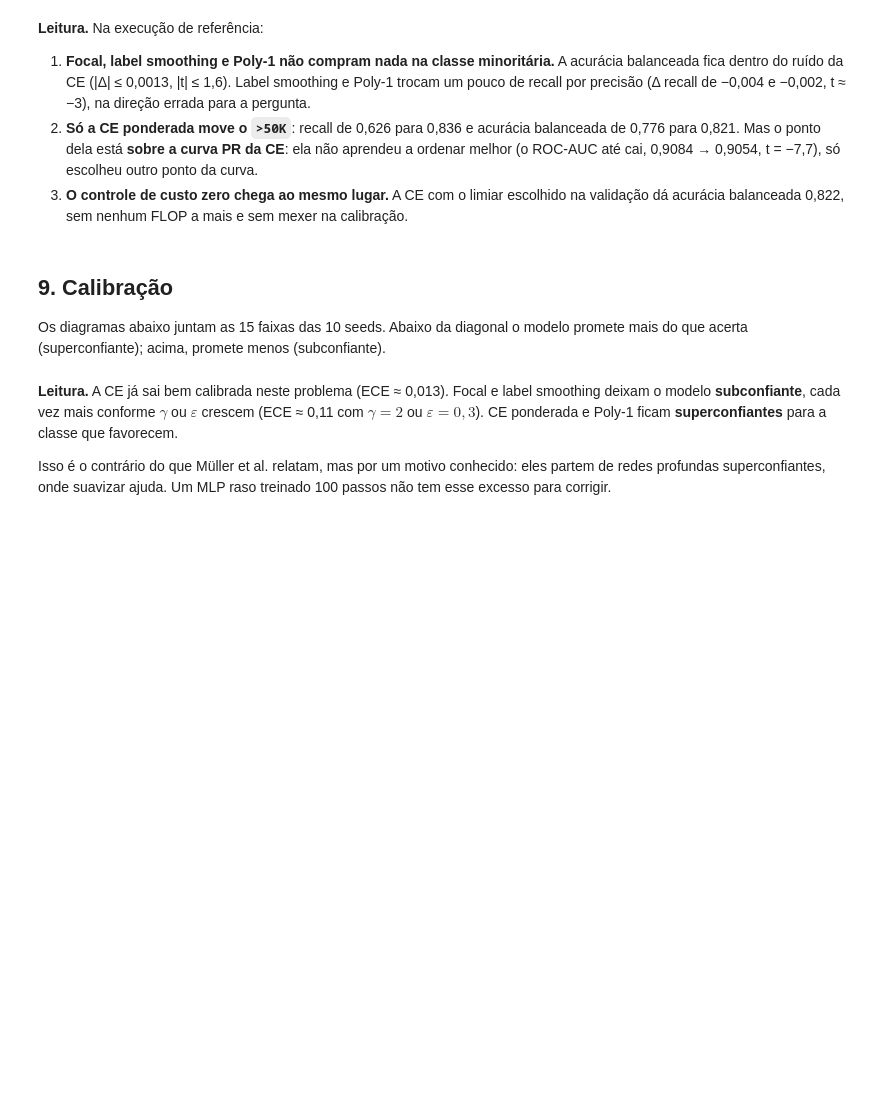
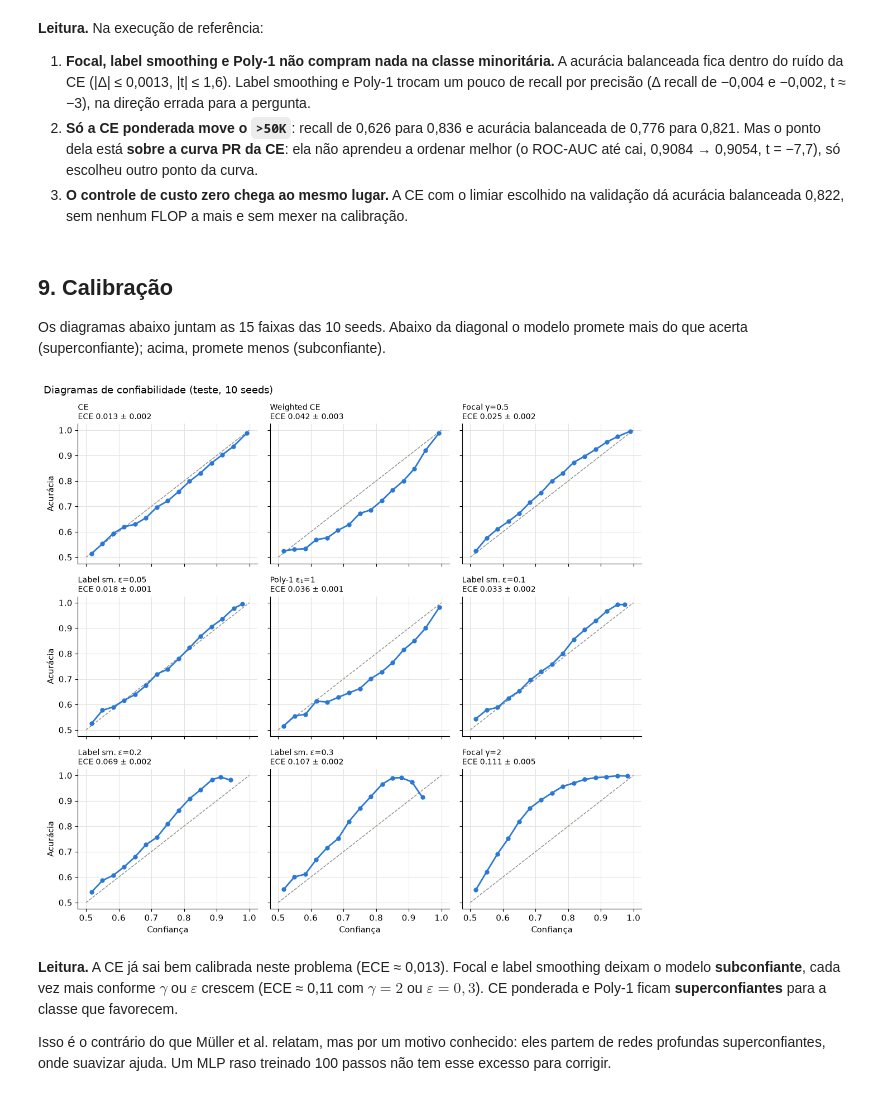
Before and after one commit to PedroViniciusMelo/BERT-cpu, a Jupyter notebook: experiments/loss_imbalance/q08_loss_imbalance.ipynb, the cells around one changed output. Cells and saved outputs as stored; diff of their text form; code cells hidden in the pictures; blank space fills up the shorter version.

```diff
--- a/experiments/loss_imbalance/q08_loss_imbalance.ipynb
+++ b/experiments/loss_imbalance/q08_loss_imbalance.ipynb
@@ -990,28 +1101,34 @@ plt.show()
 Os diagramas abaixo juntam as 15 faixas das 10 seeds. Abaixo da diagonal o modelo promete
 mais do que acerta (superconfiante); acima, promete menos (subconfiante).
 # %%
-arms = MAIN + [n for n in EXTRA if n.startswith(("Label", "Focal"))]
-fig, axes = plt.subplots(int(np.ceil(len(arms) / 3)), 3, figsize=(11, 3.4 * np.ceil(len(arms) / 3)),
-                         sharex=True, sharey=True)
-for ax, n in zip(axes.flat, arms):
-    rs = [r for r in runs if r["name"] == n]
-    nb = np.array([r["reliability"]["n"] for r in rs], dtype=float)
-    conf = np.nan_to_num(np.array([r["reliability"]["conf"] for r in rs], dtype=float))
-    acc = np.nan_to_num(np.array([r["reliability"]["acc"] for r in rs], dtype=float))
-    tot = nb.sum(0); ok = tot > 50
+arms = MAIN + [name for name in EXTRA if name.startswith(("Label", "Focal"))]
+n_rows = int(np.ceil(len(arms) / 3))
+fig, axes = plt.subplots(n_rows, 3, figsize=(11, 3.4 * n_rows), sharex=True, sharey=True)
+for ax, name in zip(axes.flat, arms):
+    rows = [row for row in runs if row["name"] == name]
+    count = np.array([row["reliability"]["count"] for row in rows], dtype=float)
+    confidence = np.nan_to_num(np.array([row["reliability"]["confidence"] for row in rows], dtype=float))
+    accuracy = np.nan_to_num(np.array([row["reliability"]["accuracy"] for row in rows], dtype=float))
+    total = count.sum(axis=0)
+    enough = total > 50                                    # esconde faixas quase vazias
+    pooled_confidence = (confidence * count).sum(axis=0)[enough] / total[enough]
+    pooled_accuracy = (accuracy * count).sum(axis=0)[enough] / total[enough]
     ax.plot([0.5, 1], [0.5, 1], color=GRAY, lw=1, ls="--")
-    ax.plot((conf * nb).sum(0)[ok] / tot[ok], (acc * nb).sum(0)[ok] / tot[ok], color=BLUE, marker="o", ms=5)
-    ax.set_title(f"{short(n)}\nECE {fmt(vals(n, 'ece'))}", loc="left", fontsize=10)
+    ax.plot(pooled_confidence, pooled_accuracy, color=BLUE, marker="o", ms=5)
+    ax.set_title(f"{short_name(name)}\nECE {mean_std_text(metric_values(name, 'ece'))}",
+                 loc="left", fontsize=10)
 for ax in axes.flat[len(arms):]:
     ax.set_visible(False)
 for ax in axes[-1]:
     ax.set_xlabel("Confiança")
 for ax in axes[:, 0]:
     ax.set_ylabel("Acurácia")
 fig.suptitle("Diagramas de confiabilidade (teste, 10 seeds)", x=0.01, ha="left")
 fig.tight_layout()
 fig.savefig(FIGURES / "fig4_reliability.png")
 plt.show()
+# %% [output]
+[figure, added]
 # %% [markdown]
 **Leitura.** A CE já sai bem calibrada neste problema (ECE ≈ 0,013). Focal e label smoothing
 deixam o modelo **subconfiante**, cada vez mais conforme $\gamma$ ou $\varepsilon$ crescem
```
Also changed, not shown: parts of 30 cells of this notebook.
